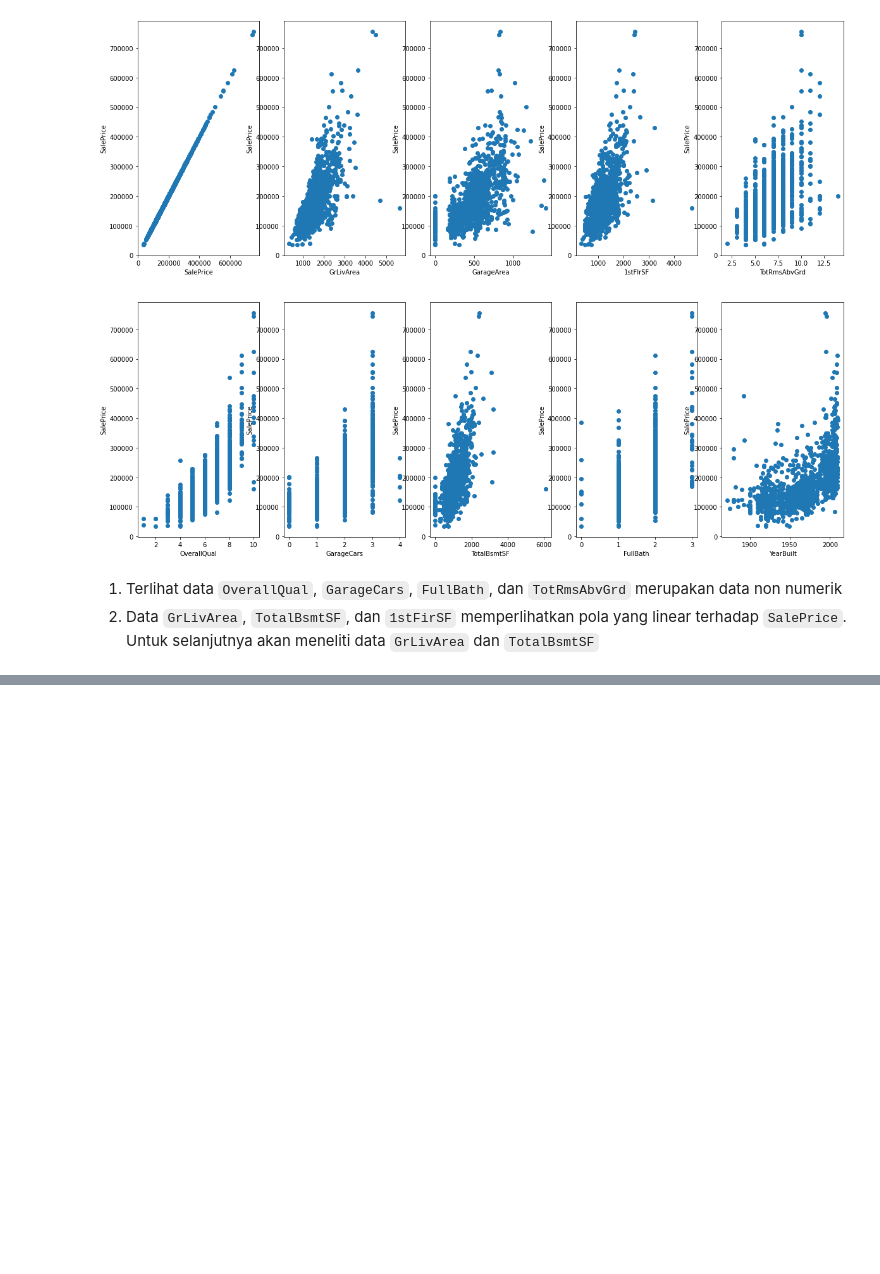
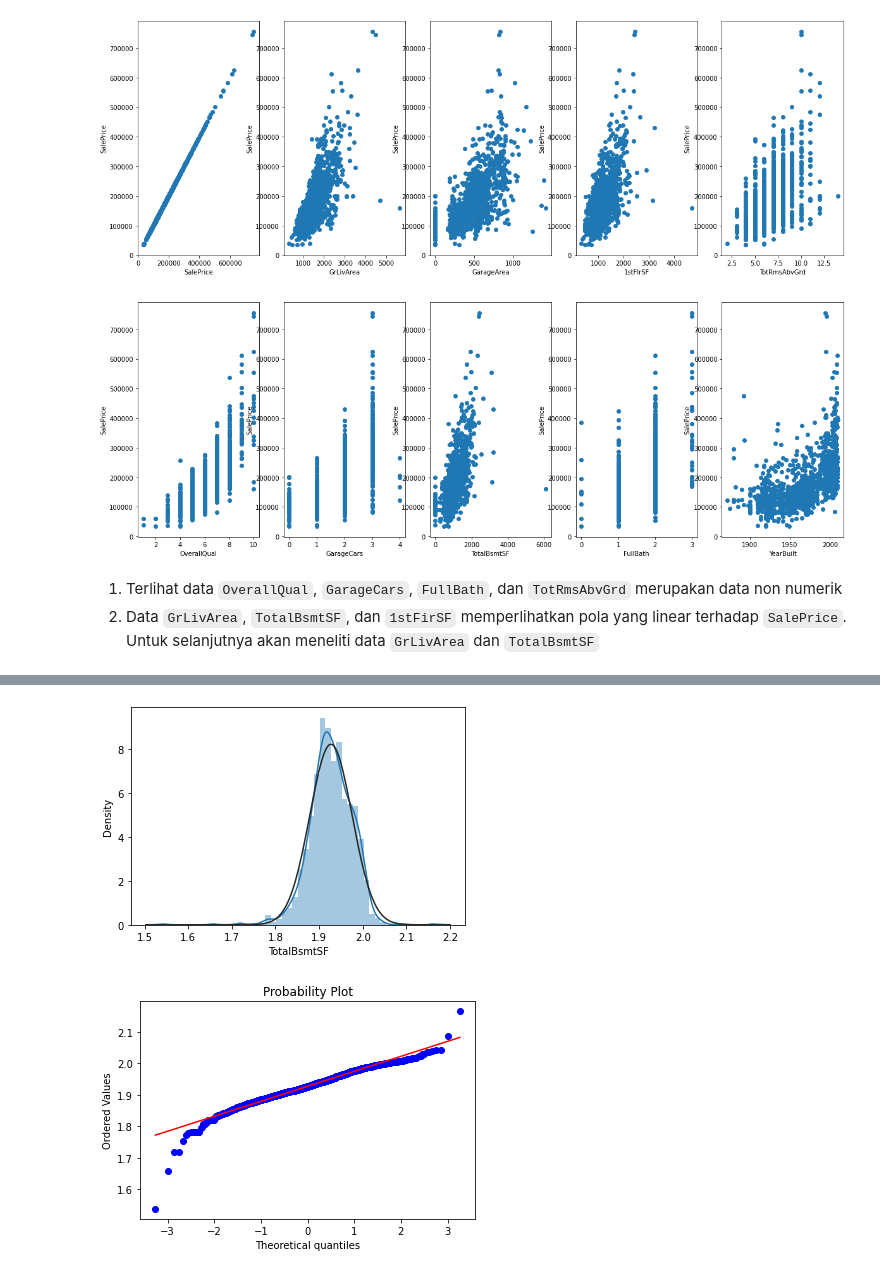
Before and after one commit to sultanardia/House-Prices, a Jupyter notebook: House_Prices_Advanced_Regression_Techniques.ipynb, the cells around one changed output, grey strips where cells are left out. Cells and saved outputs as stored; diff of their text form; code cells hidden in the pictures; blank space fills up the shorter version.

```diff
--- a/House_Prices_Advanced_Regression_Techniques.ipynb
+++ b/House_Prices_Advanced_Regression_Techniques.ipynb
@@ -142,0 +195,7 @@ df.head()
+# %%
+sns.distplot(df['TotalBsmtSF'][df['TotalBsmtSF'] > 0], fit = norm)
+fig = plt.figure()
+res = stats.probplot(df['TotalBsmtSF'][df['TotalBsmtSF'] > 0], plot=plt)
+# %% [output]
+[figure, added]
+[figure, added]
```
Also changed, not shown: parts of 31 cells of this notebook.
